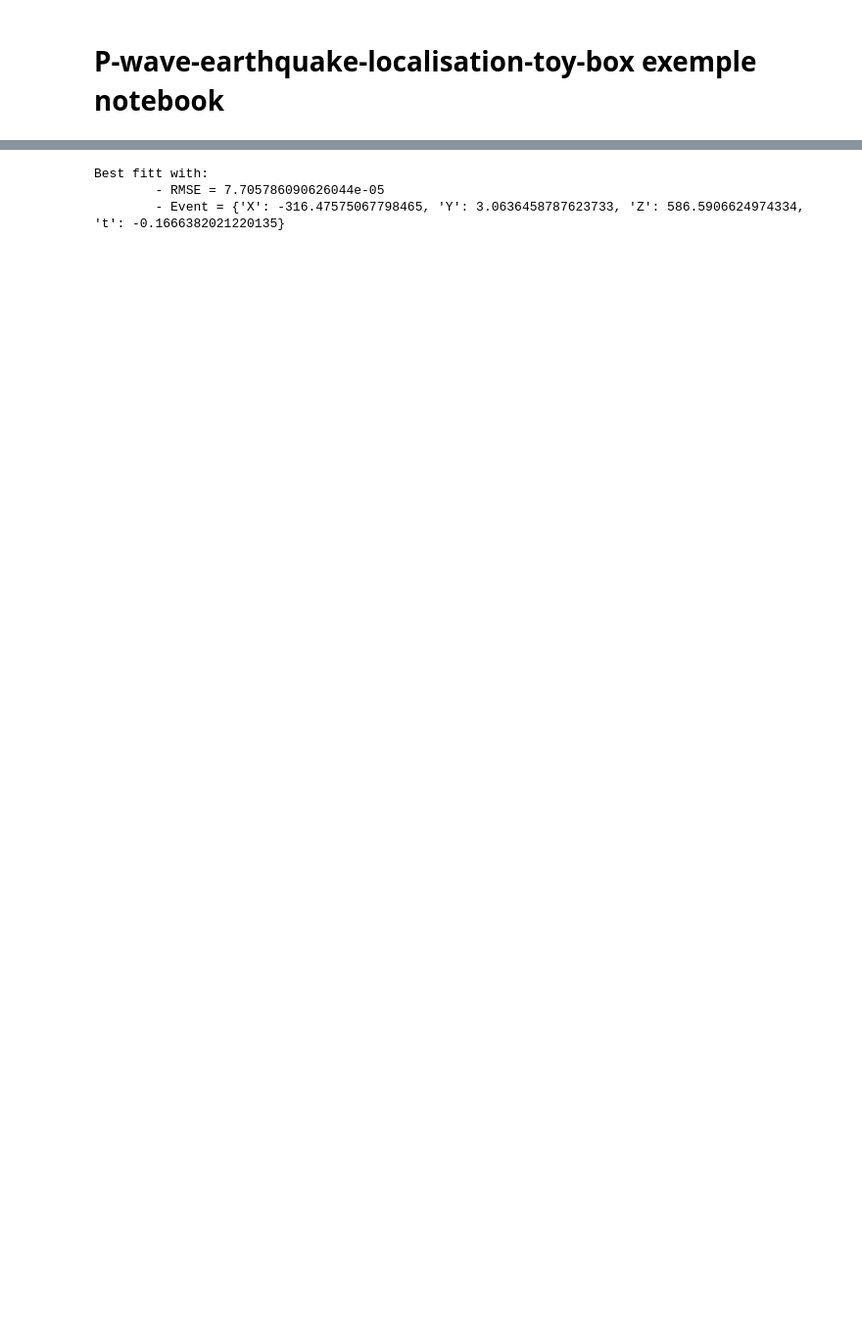
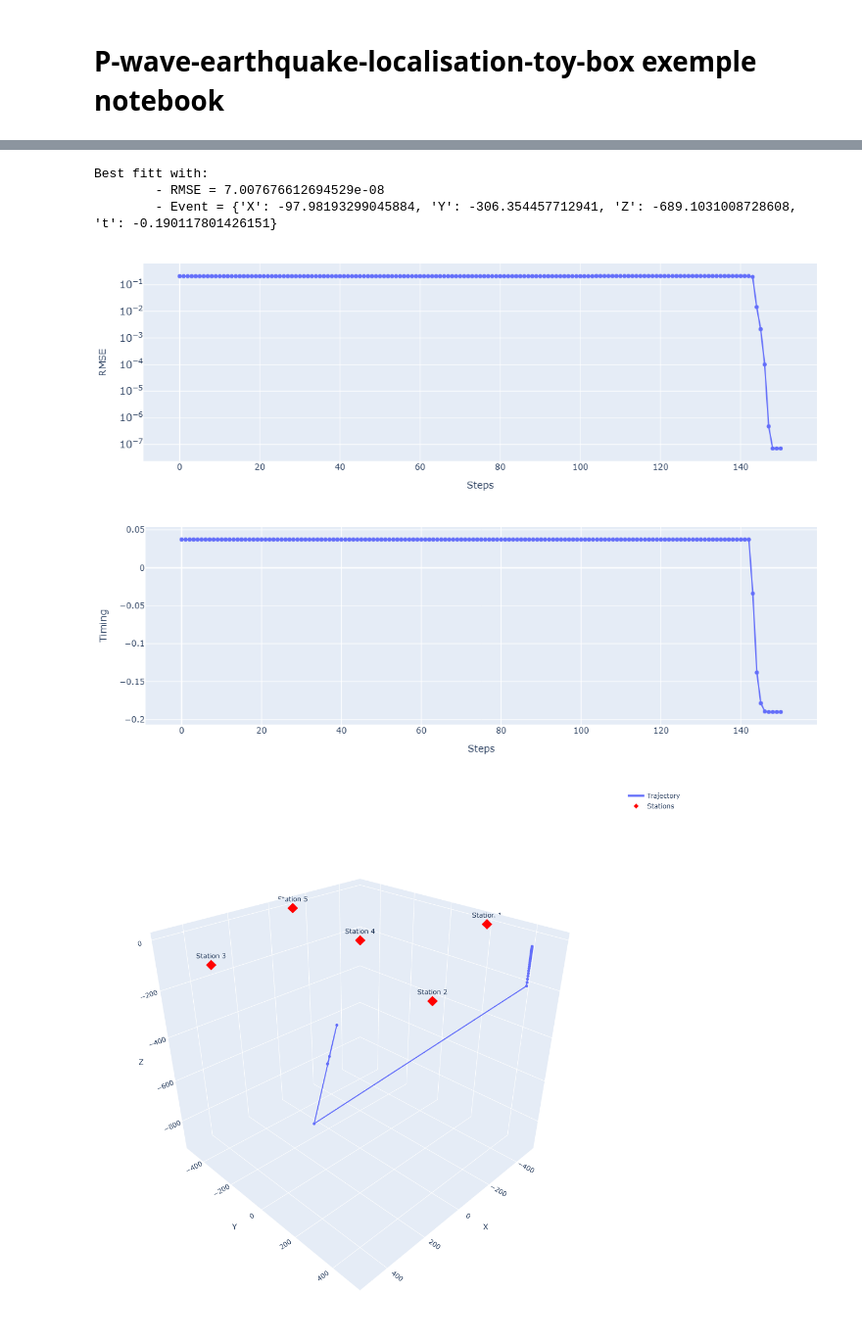
Before and after one commit to MatthieuNougaret/P-wave-earthquake-localisation-toy-box, a Jupyter notebook: python-solvers/demo.ipynb, the cells around one changed output, grey strips where cells are left out. Shown at 98% size. Saved outputs shown, nothing was run; the diff lists cells and outputs as text; code cells hidden in the pictures; blank space fills up the shorter version.

```diff
--- a/python-solvers/demo.ipynb
+++ b/python-solvers/demo.ipynb
@@ -71,14 +81,21 @@ Best fitt with:
 # %%
 event_best_LM, history_LM, cost_story_LM, misfit_fin_LM = Levenberg_Marquardt.Levenberg_Marquardt(
     stations=stations_norm,
     event_test=np.copy(event_ini),
     n_iteration=1_000,
     vp=vp)
 
 print('Best fitt with:')
 print(f'\t- RMSE = {misfit_fin_LM}')
 print(f'\t- Event = {event_best_LM}')
+
+_ = graphics.history_2d(cost_story_LM, 'RMSE', log_y=True)
+_ = graphics.history_2d(history_LM[:, 3], 'Timing')
+_ = graphics.history_3d(history_LM[:, :3], stations_norm)
 # %% [output]
 Best fitt with:
-        - RMSE = 7.705786090626044e-05
-        - Event = {'X': -316.47575067798465, 'Y': 3.0636458787623733, 'Z': 586.5906624974334, 't': -0.1666382021220135}
+        - RMSE = 7.007676612694529e-08
+        - Event = {'X': -97.98193299045884, 'Y': -306.354457712941, 'Z': -689.1031008728608, 't': -0.190117801426151}
+[figure, added]
+[figure, added]
+[figure, added]
```
Also changed, not shown: parts of 3 cells of this notebook, 3 other files.
